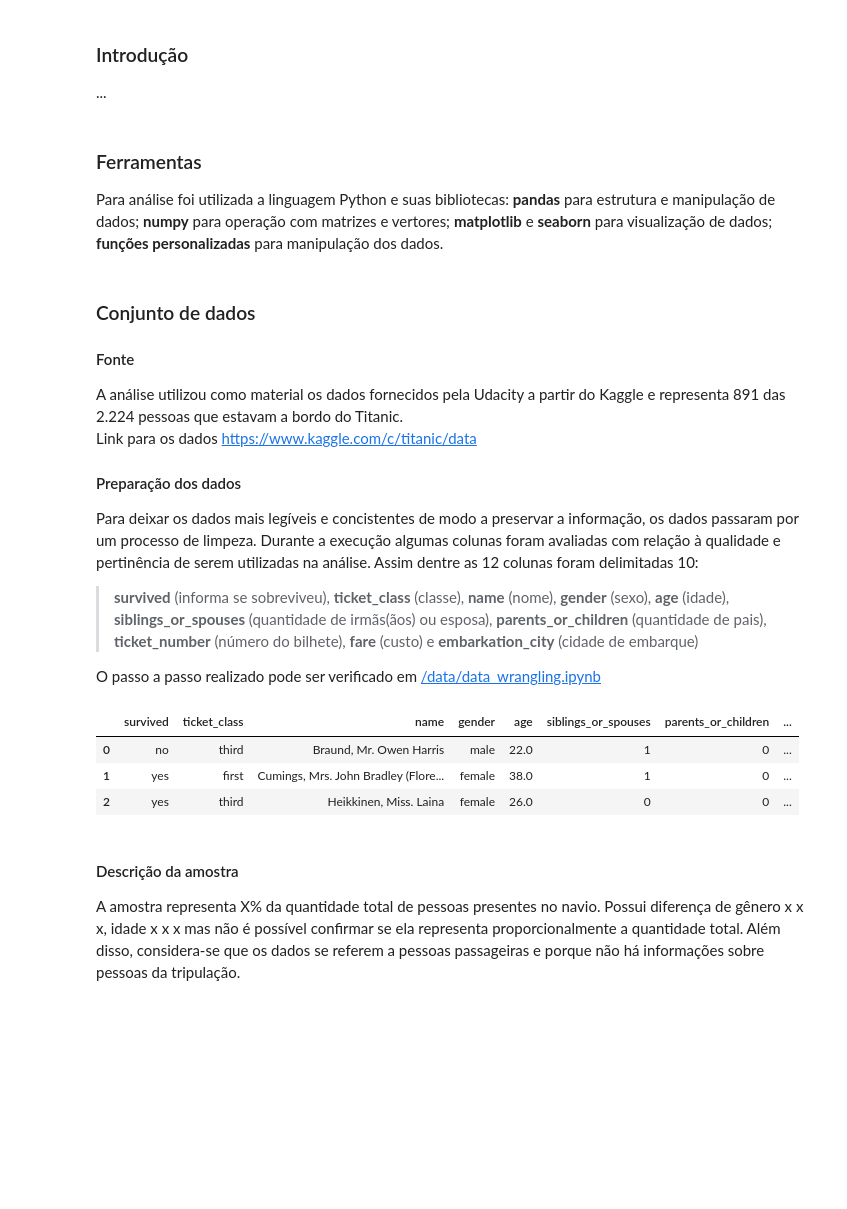
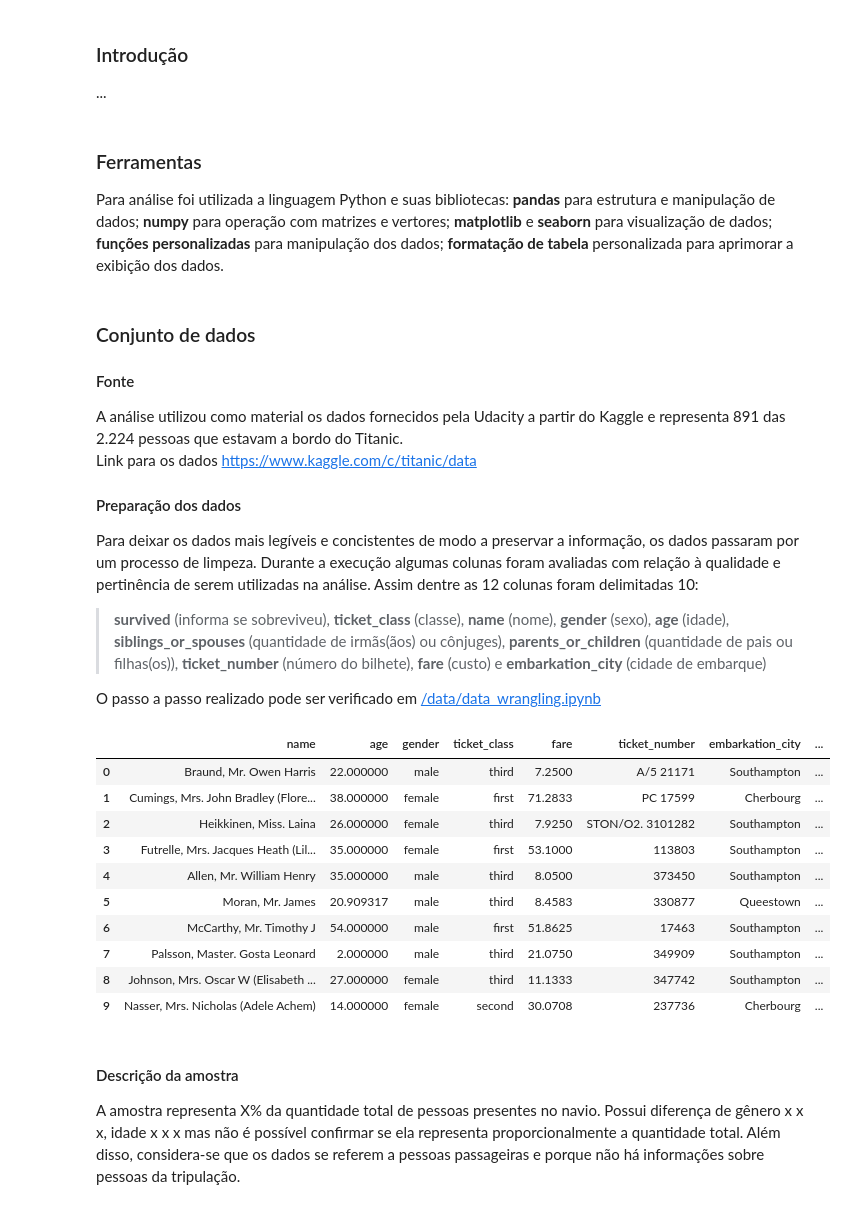
Before and after one commit to aguiarsouzatiz/udacity-nanodegree-data-science, a Jupyter notebook: 02 Data Analysis Titanic Data/data_analysis_titanic_data.ipynb, the cells around one changed output. Saved outputs shown, nothing was run; the diff lists cells and outputs as text; code cells hidden in the pictures; blank space fills up the shorter version.

```diff
--- a/02 Data Analysis Titanic Data/data_analysis_titanic_data.ipynb
+++ b/02 Data Analysis Titanic Data/data_analysis_titanic_data.ipynb
@@ -30,7 +30,7 @@
 # %% [markdown]
 ### Ferramentas
 
-Para análise foi utilizada a linguagem Python e suas bibliotecas: **pandas** para estrutura e manipulação de dados; **numpy** para operação com matrizes e vertores; **matplotlib** e **seaborn** para visualização de dados; **funções personalizadas** para manipulação dos dados.
+Para análise foi utilizada a linguagem Python e suas bibliotecas: **pandas** para estrutura e manipulação de dados; **numpy** para operação com matrizes e vertores; **matplotlib** e **seaborn** para visualização de dados; **funções personalizadas** para manipulação dos dados; **formatação de tabela** personalizada para aprimorar a exibição dos dados.
 # %%
 # bibliotecas usadas para análise
 import pandas as pd
@@ -47,20 +51,27 @@ Link para os dados https://www.kaggle.com/c/titanic/data
 
 #### Preparação dos dados
 Para deixar os dados mais legíveis e concistentes de modo a preservar a informação, os dados passaram por um processo de limpeza. Durante a execução algumas colunas foram avaliadas com relação à qualidade e pertinência de serem utilizadas na análise. Assim dentre as 12 colunas foram delimitadas 10:
-> **survived** (informa se sobreviveu), **ticket_class** (classe), **name** (nome), **gender** (sexo), **age** (idade), **siblings_or_spouses** (quantidade de irmãs(ãos) ou  esposa), **parents_or_children** (quantidade de pais), **ticket_number** (número do bilhete), **fare** (custo) e **embarkation_city** (cidade de embarque)
+> **survived** (informa se sobreviveu), **ticket_class** (classe), **name** (nome), **gender** (sexo), **age** (idade), **siblings_or_spouses** (quantidade de irmãs(ãos) ou  cônjuges), **parents_or_children** (quantidade de pais ou filhas(os)), **ticket_number** (número do bilhete), **fare** (custo) e **embarkation_city** (cidade de embarque)
 
 O passo a passo realizado pode ser verificado em [/data/data_wrangling.ipynb](./data/data_wrangling.ipynb)
 # %%
 # carregamento dos dados
 data_titanic = pd.read_csv('./data/data_titanic_clean')
 
 # exibição das 3 primeiras linhas do conjunto de dados
-data_titanic.head(3)
+data_titanic.head(10)
 # %% [output]
-|  | survived | ticket_class | name | gender | age | siblings_or_spouses | parents_or_children | ... |
-| 0 | no | third | Braund, Mr. Owen Harris | male | 22.0 | 1 | 0 | ... |
-| 1 | yes | first | Cumings, Mrs. John Bradley (Flore... | female | 38.0 | 1 | 0 | ... |
-| 2 | yes | third | Heikkinen, Miss. Laina | female | 26.0 | 0 | 0 | ... |
+|  | name | age | gender | ticket_class | fare | ticket_number | embarkation_city | ... |
+| 0 | Braund, Mr. Owen Harris | 22.000000 | male | third | 7.2500 | A/5 21171 | Southampton | ... |
+| 1 | Cumings, Mrs. John Bradley (Flore... | 38.000000 | female | first | 71.2833 | PC 17599 | Cherbourg | ... |
+| 2 | Heikkinen, Miss. Laina | 26.000000 | female | third | 7.9250 | STON/O2. 3101282 | Southampton | ... |
+| 3 | Futrelle, Mrs. Jacques Heath (Lil... | 35.000000 | female | first | 53.1000 | 113803 | Southampton | ... |
+| 4 | Allen, Mr. William Henry | 35.000000 | male | third | 8.0500 | 373450 | Southampton | ... |
+| 5 | Moran, Mr. James | 20.909317 | male | third | 8.4583 | 330877 | Queestown | ... |
+| 6 | McCarthy, Mr. Timothy J | 54.000000 | male | first | 51.8625 | 17463 | Southampton | ... |
+| 7 | Palsson, Master. Gosta Leonard | 2.000000 | male | third | 21.0750 | 349909 | Southampton | ... |
+| 8 | Johnson, Mrs. Oscar W (Elisabeth ... | 27.000000 | female | third | 11.1333 | 347742 | Southampton | ... |
+| 9 | Nasser, Mrs. Nicholas (Adele Achem) | 14.000000 | female | second | 30.0708 | 237736 | Cherbourg | ... |
 # %% [markdown]
 #### Descrição da amostra
 A amostra representa X% da quantidade total de pessoas presentes no navio. Possui diferença de gênero x x x, idade x x x mas não é possível confirmar se ela representa proporcionalmente a quantidade total.
```
Also changed, not shown: parts of 2 cells of this notebook, 4 other files.
